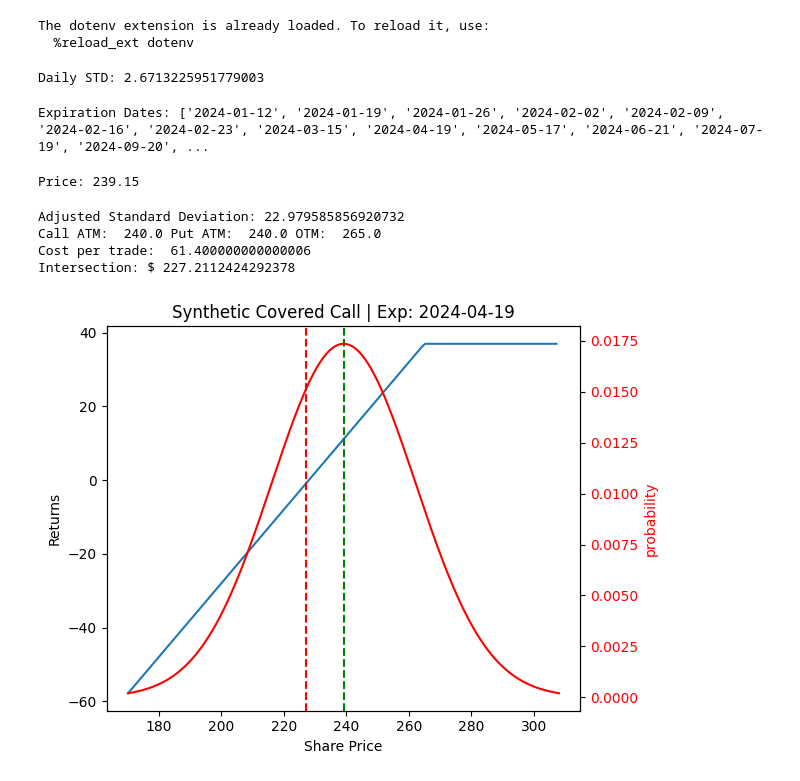
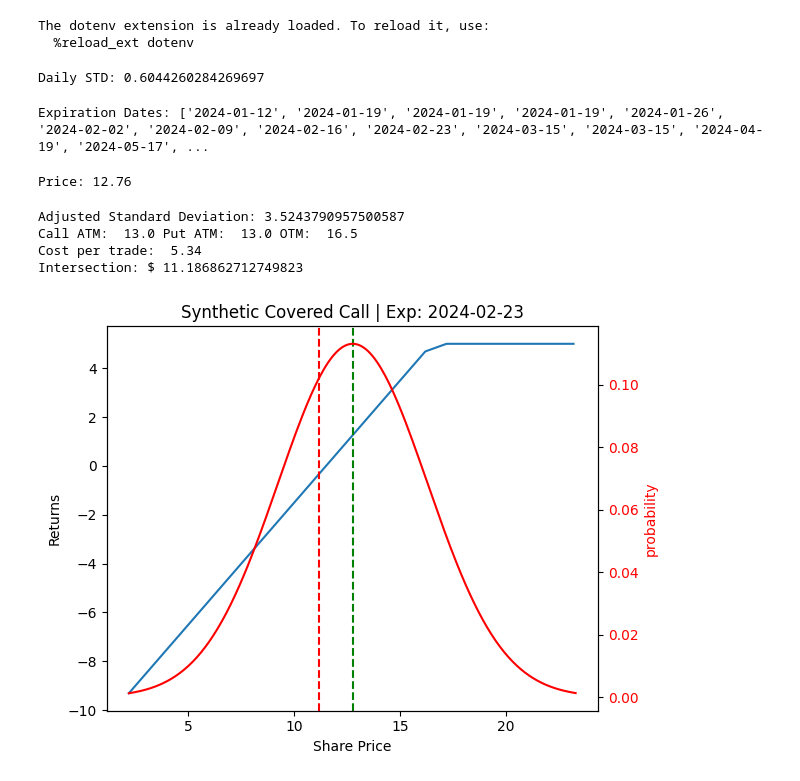
Before and after one commit to Solowave/synthetic-covered-call, a Jupyter notebook: synthetic_covered_call.ipynb, the cells around one changed output. Saved outputs shown, nothing was run; the diff lists cells and outputs as text; code cells hidden in the pictures.

```diff
--- a/synthetic_covered_call.ipynb
+++ b/synthetic_covered_call.ipynb
@@ -25,7 +29,7 @@ from src.tradier import Tradier
 %dotenv
 access_token = os.environ.get("access_token")
 
-SYMBOL = "TSLA"
+SYMBOL = "UVIX"
 START_DATE = "2023-01-01"
 END_DATE = "2023-12-30"
 
@@ -37,7 +41,7 @@ The dotenv extension is already loaded. To reload it, use:
 daily_std = tradier.getVolatility(SYMBOL, START_DATE, END_DATE)
 print("Daily STD:", daily_std)
 # %% [output]
-Daily STD: 2.6713225951779003
+Daily STD: 0.6044260284269697
 # %%
 expiration_dates = tradier.getSymbolExpirationDates(SYMBOL)
 print("Expiration Dates:", expiration_dates)
@@ -46,7 +50,7 @@ expiration = expiration_dates[8]
 today = date.today()
 NUM_OF_DAYS = np.busday_count(today, expiration)
 # %% [output]
-Expiration Dates: ['2024-01-12', '2024-01-19', '2024-01-26', '2024-02-02', '2024-02-09', '2024-02-16', '2024-02-23', '2024-03-15', '2024-04-19', '2024-05-17', '2024-06-21', '2024-07-19', '2024-09-20', ...
+Expiration Dates: ['2024-01-12', '2024-01-19', '2024-01-19', '2024-01-19', '2024-01-26', '2024-02-02', '2024-02-09', '2024-02-16', '2024-02-23', '2024-03-15', '2024-03-15', '2024-04-19', '2024-05-17', ...
 # %%
 json_response = tradier.getOptionChain(SYMBOL, expiration)
 
@@ -61,7 +65,7 @@ put_asks = [entry['ask'] if entry['option_type'] == "put" else None for entry in
 price = tradier.getMarketPrice(SYMBOL)
 print("Price:", price)
 # %% [output]
-Price: 239.15
+Price: 12.76
 # %%
 std = daily_std * np.sqrt(NUM_OF_DAYS)
 print("Adjusted Standard Deviation:", std)
@@ -96,57 +100,36 @@ covered_call_strat = Portfolio([
     OptionContract(C_OTM_STRIKE, C_OTM_PREMIUM, 'Call', 'Short'),
 ])
 
 fig, ax1 = plt.subplots()
 ax1.title.set_text("Synthetic Covered Call | Exp: " + expiration)
 
 values = covered_call_strat.getPriceInformation(prices)
 
 # Binary search to find 0 in values
-notFound = True
-intersection = 0
-
-start = 0
-end = len(values) - 1
-
-while notFound:
-    section = values[start:end]
-    mid = len(section) // 2
-
-    # print(start, end, mid, section[mid])
-    # print(section)
-
-    if section[mid] > 0:
-        end -= mid
-
-    elif section[mid] < 0:
-        start += mid
-
-    if(len(section) <= 1):
-        intersection = start
-        notFound = False
+intersection = binarySearch(values, 0)
 
 print("Intersection: $", prices[intersection])
 
 ax1.plot(prices, values)
 ax1.set_xlabel('Share Price')
 ax1.set_ylabel('Returns', color='black')
 ax1.tick_params(axis='y', labelcolor='black')
 ax1.axvline(x=prices[intersection], color='r', linestyle='--')
 ax1.axvline(x=price, color='g', linestyle='--')
 
 ax2 = ax1.twinx()
 
 x_axis = np.arange(price-STD_WIDTH*std, price+STD_WIDTH*std, 0.1)
 
 ax2.plot(x_axis, norm.pdf(x_axis, price, std), color='r')
 ax2.set_ylabel('probability', color='r')
 ax2.tick_params(axis='y', labelcolor='r')
 
 fig.tight_layout()
 plt.show()
 # %% [output]
-Adjusted Standard Deviation: 22.979585856920732
-Call ATM:  240.0 Put ATM:  240.0 OTM:  265.0
-Cost per trade:  61.400000000000006
-Intersection: $ 227.2112424292378
+Adjusted Standard Deviation: 3.5243790957500587
+Call ATM:  13.0 Put ATM:  13.0 OTM:  16.5
+Cost per trade:  5.34
+Intersection: $ 11.186862712749823
-[figure, old version]
+[figure, new version]
```
Also changed, not shown: parts of 6 cells of this notebook, 14 other files.
